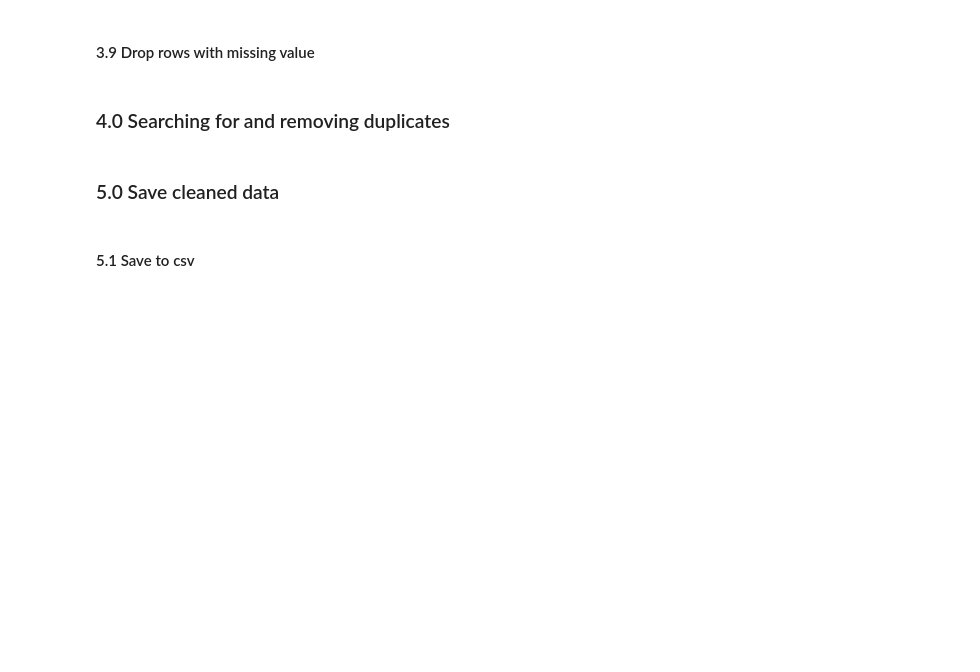
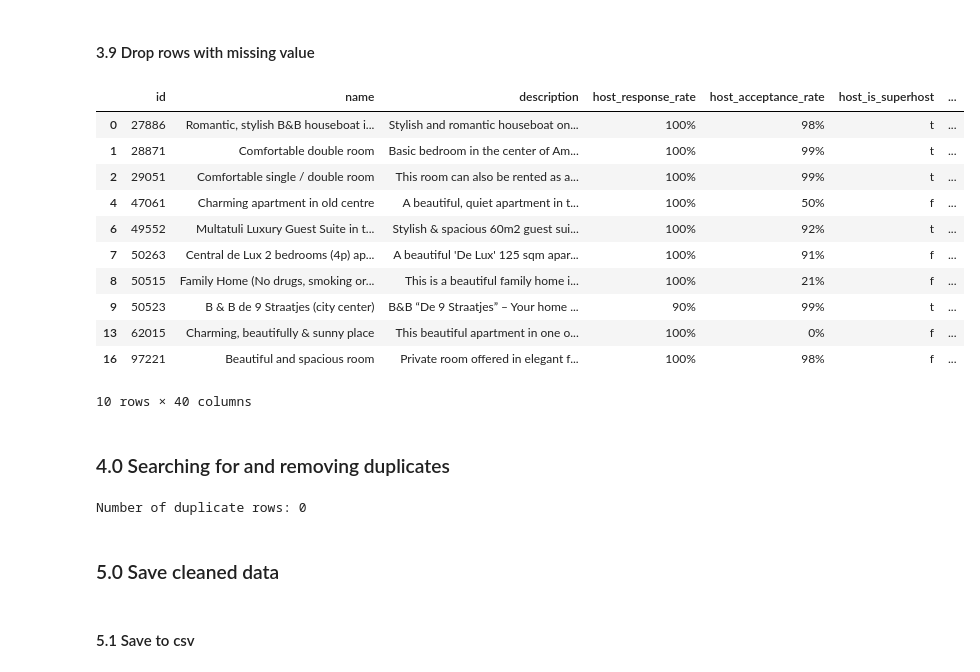
Before and after one commit to erikvidadev/airbnb-price-prediction, a Jupyter notebook: notebooks/01_data_cleaning.ipynb, the cells around one changed output. Cells and saved outputs as stored; diff of their text form; code cells hidden in the pictures; blank space fills up the shorter version.

```diff
--- a/notebooks/01_data_cleaning.ipynb
+++ b/notebooks/01_data_cleaning.ipynb
@@ -57,5 +111,6 @@ df.describe().T
 #### 3.1 Identify missing values
 # %%
 df.replace("?", np.nan, inplace = True)
-df.replace("", np.nan, inplace = True)
+df.replace(" ", np.nan, inplace = True)
+df.replace("NULL", np.nan, inplace = True)
 df.head(5)
@@ -130,20 +272,35 @@ df.head(10)
 #### 3.9 Drop rows with missing value
 # %%
 essential_columns = [
-    'price', 'neighbourhood', 'neighbourhood_cleansed', 'property_type',
+    'description','price', 'neighbourhood', 'neighbourhood_cleansed', 'property_type',
     'bathrooms_text', 'host_has_profile_pic', 'bedrooms', 'beds'
 ]
 
 for col in essential_columns:
     if col in df.columns:
         df = df.dropna(subset=[col])
 
 df.head(10)
+# %% [output]
+|  | id | name | description | host_response_rate | host_acceptance_rate | host_is_superhost | ... |
+| 0 | 27886 | Romantic, stylish B&B houseboat i... | Stylish and romantic houseboat on... | 100% | 98% | t | ... |
+| 1 | 28871 | Comfortable double room | Basic bedroom in the center of Am... | 100% | 99% | t | ... |
+| 2 | 29051 | Comfortable single / double room | This room can also be rented as a... | 100% | 99% | t | ... |
+| 4 | 47061 | Charming apartment in old centre | A beautiful, quiet apartment in t... | 100% | 50% | f | ... |
+| 6 | 49552 | Multatuli Luxury Guest Suite in t... | Stylish & spacious 60m2 guest sui... | 100% | 92% | t | ... |
+| 7 | 50263 | Central de Lux 2 bedrooms (4p) ap... | A beautiful 'De Lux' 125 sqm apar... | 100% | 91% | f | ... |
+| 8 | 50515 | Family Home (No drugs, smoking or... | This is a beautiful family home i... | 100% | 21% | f | ... |
+| 9 | 50523 | B & B de 9 Straatjes (city center) | B&B “De 9 Straatjes” – Your home ... | 90% | 99% | t | ... |
+| 13 | 62015 | Charming, beautifully & sunny place | This beautiful apartment in one o... | 100% | 0% | f | ... |
+| 16 | 97221 | Beautiful and spacious room | Private room offered in elegant f... | 100% | 98% | f | ... |
+10 rows × 40 columns
 # %% [markdown]
 ### 4.0 Searching for and removing duplicates
 # %%
 duplicate_rows = df[df.duplicated(keep=False)]
 print(f"Number of duplicate rows: {duplicate_rows.shape[0]}")
+# %% [output]
+Number of duplicate rows: 0
 # %% [markdown]
 ### 5.0 Save cleaned data
 # %% [markdown]
```
Also changed, not shown: parts of 14 cells of this notebook, 1 other file.
